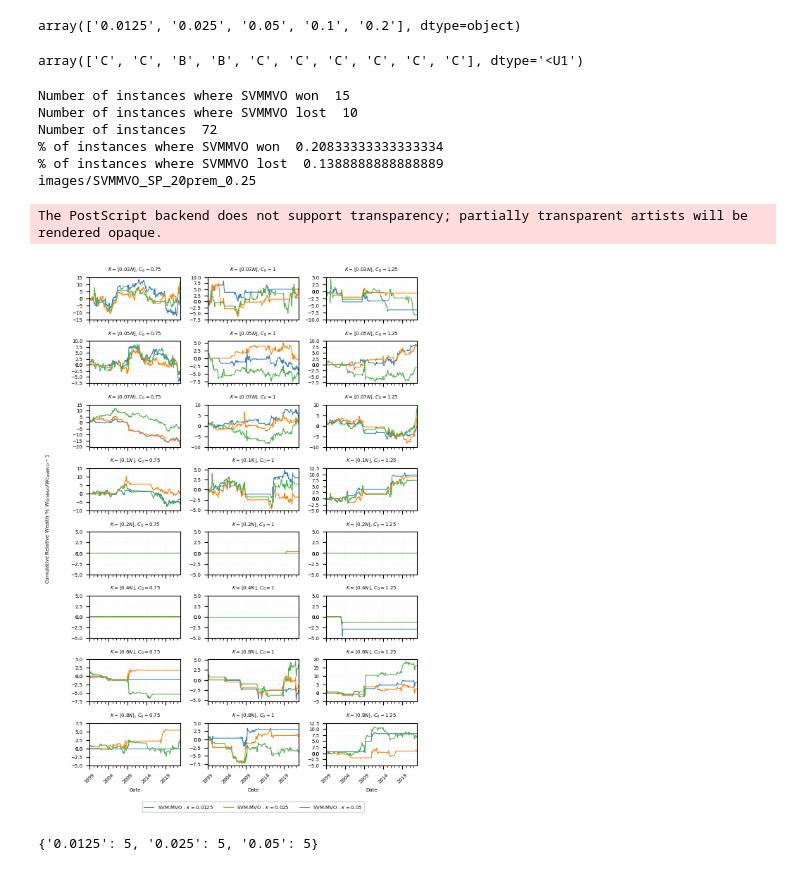
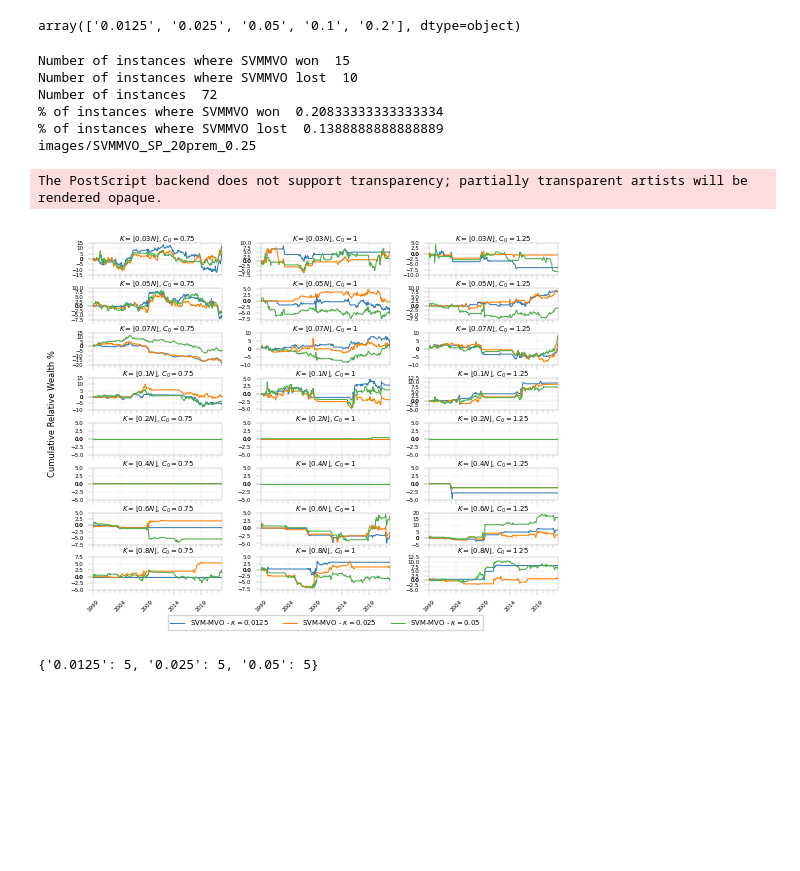
Before and after one commit to davidislip/support_vector_risk_machine, a Jupyter notebook: Results.ipynb, the cells around one changed output. Drawn from its saved outputs; the diff is of its cells as text; code cells hidden in the pictures; blank space fills up the shorter version.

```diff
--- a/Results.ipynb
+++ b/Results.ipynb
@@ -312,8 +312,12 @@ SVMMVO_path_q = "Experiments//"+universe+"//"+"ClassWgtSVMMVO"+"//"+str(q)
 for i in unique_svmmvo_turnover_df.index:
     SVMMVO_results_q[i] = import_experimental_results(SVMMVO_path_q, unique_svmmvo_turnover_df[i])
 # %%
+import matplotlib as mpl
+mpl.rcParams['axes.linewidth'] = 0.1
+
+
 def plot_results_relative_ticker(CardMVO_results, MVO_results, SVMMVO_results_q, turnovers, cardinalities, q, kappas
-                                 , adjClose, initialVal=100000, ticker_str='SPY', figsize=(8.5, 10.5), turnoff_q = True):
+                                 , adjClose, initialVal=100000, ticker_str='SPY', figsize=(8.5, 9), turnoff_q = True):
 
     if turnoff_q:
         q = ''
@@ -399,11 +403,14 @@ def plot_results_relative_ticker(CardMVO_results, MVO_results, SVMMVO_results_q,
             card_string = r"$K = \lfloor "+str(card)+ r"N \rfloor$"
             turnover_string = "$C_0 = "+str(turnover_lim)+"$"
 
-            axs[i, j].set_title(card_string + ", " + turnover_string, fontsize = 5)
+            axs[i, j].set_title(card_string + ", " + turnover_string, fontsize = 5, pad=0.75)
             # print(card_mvo_wealth.max()[0])
-            axs[i, j].tick_params(axis='x', labelsize=5)
-            axs[i, j].tick_params(axis='y', labelsize=5)
+            axs[i, j].tick_params(axis='x', labelsize=4, width = 0.1)
+            axs[i, j].tick_params(which='minor',  width = 0.1)
+            axs[i, j].tick_params(axis='y', labelsize=4, width = 0.1)
+
             axs[i, j].yaxis.set_tick_params(which='minor', bottom=False)
+
             min_y = math.floor(min_y/2.5)*2.5
             max_y = math.ceil(max_y/2.5)*2.5
 
@@ -415,11 +422,11 @@ def plot_results_relative_ticker(CardMVO_results, MVO_results, SVMMVO_results_q,
 
             axs[i, j].set_yticks(y_ticks)
 
-            axs[i, j].grid(color='#EEEEEE', linestyle=':', linewidth=0.5)
-            axs[i, j].set_xlabel("Date", fontsize = 5)
+            axs[i, j].grid(color='#A9A9A9', linestyle=':', linewidth=0.2)
+            axs[i, j].set_xlabel("", fontsize = 5)
 
     axs[len(cardinalities) - 1, 0].legend(loc='upper center',
-                                          bbox_to_anchor=(1.8, -0.8),
+                                          bbox_to_anchor=(1.8, -0.7),
                                           fancybox=False,
                                           shadow=False, ncol=4,
                                           fontsize = 5)
@@ -431,30 +438,17 @@ def plot_results_relative_ticker(CardMVO_results, MVO_results, SVMMVO_results_q,
     # #axs[len(cardinalities) - 1, 0].grid()
     # axs[len(cardinalities) - 1, 0].set_xlabel("Date", fontsize = 5)
 
-    fig.supylabel("Cumulative Relative Wealth %: " + r"$W_{SVMMVO} / W_{CardMVO} - 1$", fontsize = 5)
+    # fig.supylabel("Cumulative Relative Wealth %: " + r"$W_{SVMMVO} / W_{CardMVO} - 1$", x = 0.05, y = 0.5, fontsize = 6)
+    fig.supylabel("Cumulative Relative Wealth %", x = 0.05, y = 0.5, fontsize = 6)
+
     plt.tight_layout()
-    fig.subplots_adjust(wspace=0.3, hspace=0.5)
+    fig.subplots_adjust(wspace=0.3, hspace=0.4)
     print("Number of instances where SVMMVO won ", win_count)
     print("Number of instances where SVMMVO lost ", loss_count)
     print("Number of instances ", len(cardinalities)*len(turnovers)*len(kappas))
     print("% of instances where SVMMVO won ", win_count/(len(cardinalities)*len(turnovers)*len(kappas)))
     print("% of instances where SVMMVO lost ", loss_count/(len(cardinalities)*len(turnovers)*len(kappas)))
     return win_rates, loss_rates
-# %%
-import gurobipy as grb
-n = 10
-model = gp.Model()
-y = model.addMVar(10, lb = 0, ub =1, vtype = GRB.CONTINUOUS)
-model.update()
-vtypes = np.array([GRB.CONTINUOUS]*n)
-indices = [2, 3]
-for i in indices:
-    vtypes[i] = GRB.BINARY
-y.setAttr("VType", vtypes)
-model.update()
-y.Vtype
-# %% [output]
-array(['C', 'C', 'B', 'B', 'C', 'C', 'C', 'C', 'C', 'C'], dtype='<U1')
 # %%
 if universe == 'ETF':
     kappas_plot = kappas[-3:]
@@ -466,23 +460,23 @@ else:
 # %%
 turnover_limits = [0.75, 1, 1.25]
 
 win_rates, loss_rates = plot_results_relative_ticker(CardMVO_results, MVO_results, SVMMVO_results_q,
                              turnover_limits, cardinality_ratios, q, kappas_plot,
-                             adjClose, initialVal=100000, ticker_str=ticker_str, figsize=(6, 9))
+                             adjClose, initialVal=100000, ticker_str=ticker_str, figsize=(6, 4.5))
 experiment_str = "SVMMVO_"+universe + "_" + str(q) + "prem_"+ premium_str
 plot_str = "images/"+experiment_str
 print(plot_str)
-plt.savefig(plot_str + ".eps")
-plt.savefig(plot_str + ".svg")
+plt.savefig(plot_str + ".eps", bbox_inches='tight')
+plt.savefig(plot_str + ".svg", bbox_inches='tight')
 # %% [output]
 Number of instances where SVMMVO won  15
 Number of instances where SVMMVO lost  10
 Number of instances  72
 % of instances where SVMMVO won  0.20833333333333334
 % of instances where SVMMVO lost  0.1388888888888889
 images/SVMMVO_SP_20prem_0.25
 The PostScript backend does not support transparency; partially transparent artists will be rendered opaque.
-[figure, old version]
+[figure, new version]
 # %%
 win_rates
 # %% [output]
```
Also changed, not shown: 5 other files.
